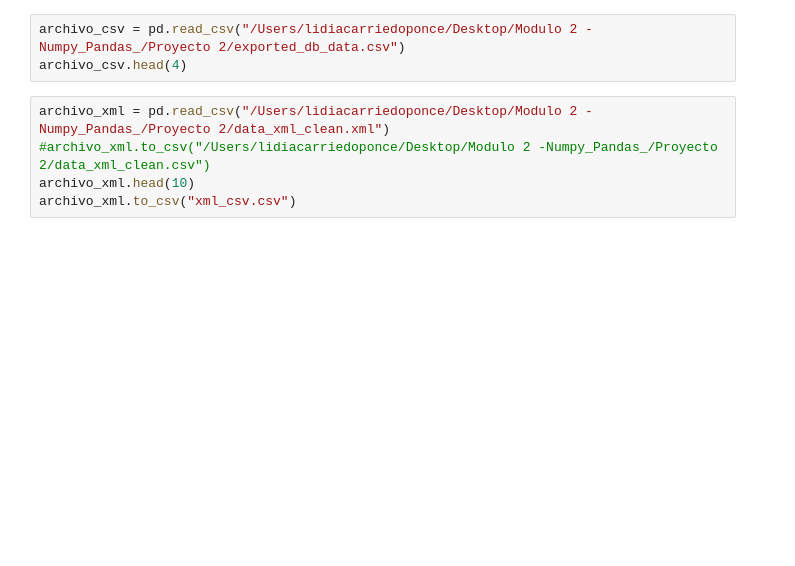
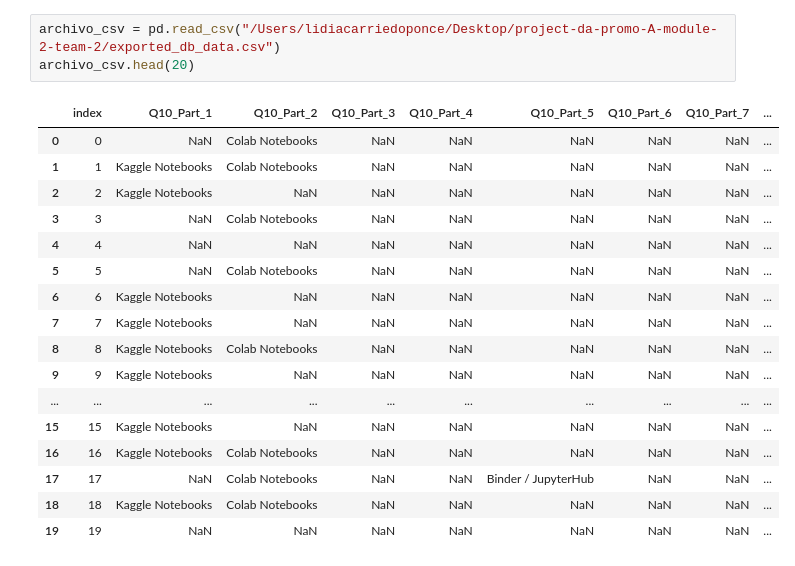
Before and after one commit to Adalab/project-da-promo-A-module-2-team-2, a Jupyter notebook: Proyecto 2.ipynb, the cells around one changed output. Saved outputs shown, nothing was run; the diff lists cells and outputs as text; blank space fills up the shorter version.

```diff
--- a/Proyecto 2.ipynb
+++ b/Proyecto 2.ipynb
@@ -13,8 +12,21 @@ AttributeError: 'str' object has no attribute 'to_csv'
 # %%
-archivo_csv = pd.read_csv("/Users/lidiacarriedoponce/Desktop/Modulo 2 -Numpy_Pandas_/Proyecto 2/exported_db_data.csv")
-archivo_csv.head(4)
+archivo_csv = pd.read_csv("/Users/lidiacarriedoponce/Desktop/project-da-promo-A-module-2-team-2/exported_db_data.csv")
+archivo_csv.head(20)
+# %% [output]
+|  | index | Q10_Part_1 | Q10_Part_2 | Q10_Part_3 | Q10_Part_4 | Q10_Part_5 | Q10_Part_6 | Q10_Part_7 | ... |
+| 0 | 0 | NaN | Colab Notebooks | NaN | NaN | NaN | NaN | NaN | ... |
+| 1 | 1 | Kaggle Notebooks | Colab Notebooks | NaN | NaN | NaN | NaN | NaN | ... |
+| 2 | 2 | Kaggle Notebooks | NaN | NaN | NaN | NaN | NaN | NaN | ... |
+| 3 | 3 | NaN | Colab Notebooks | NaN | NaN | NaN | NaN | NaN | ... |
+| 4 | 4 | NaN | NaN | NaN | NaN | NaN | NaN | NaN | ... |
+| 5 | 5 | NaN | Colab Notebooks | NaN | NaN | NaN | NaN | NaN | ... |
+| 6 | 6 | Kaggle Notebooks | NaN | NaN | NaN | NaN | NaN | NaN | ... |
+| 7 | 7 | Kaggle Notebooks | NaN | NaN | NaN | NaN | NaN | NaN | ... |
+| 8 | 8 | Kaggle Notebooks | Colab Notebooks | NaN | NaN | NaN | NaN | NaN | ... |
+| 9 | 9 | Kaggle Notebooks | NaN | NaN | NaN | NaN | NaN | NaN | ... |
+| ... | ... | ... | ... | ... | ... | ... | ... | ... | ... |
+| 15 | 15 | Kaggle Notebooks | NaN | NaN | NaN | NaN | NaN | NaN | ... |
+| 16 | 16 | Kaggle Notebooks | Colab Notebooks | NaN | NaN | NaN | NaN | NaN | ... |
+| 17 | 17 | NaN | Colab Notebooks | NaN | NaN | Binder / JupyterHub | NaN | NaN | ... |
+| 18 | 18 | Kaggle Notebooks | Colab Notebooks | NaN | NaN | NaN | NaN | NaN | ... |
+| 19 | 19 | NaN | NaN | NaN | NaN | NaN | NaN | NaN | ... |
-# %%
-archivo_xml = pd.read_csv("/Users/lidiacarriedoponce/Desktop/Modulo 2 -Numpy_Pandas_/Proyecto 2/data_xml_clean.xml")
-#archivo_xml.to_csv("/Users/lidiacarriedoponce/Desktop/Modulo 2 -Numpy_Pandas_/Proyecto 2/data_xml_clean.csv")
-archivo_xml.head(10)
-archivo_xml.to_csv("xml_csv.csv")
```
Also changed, not shown: parts of 8 cells of this notebook.
